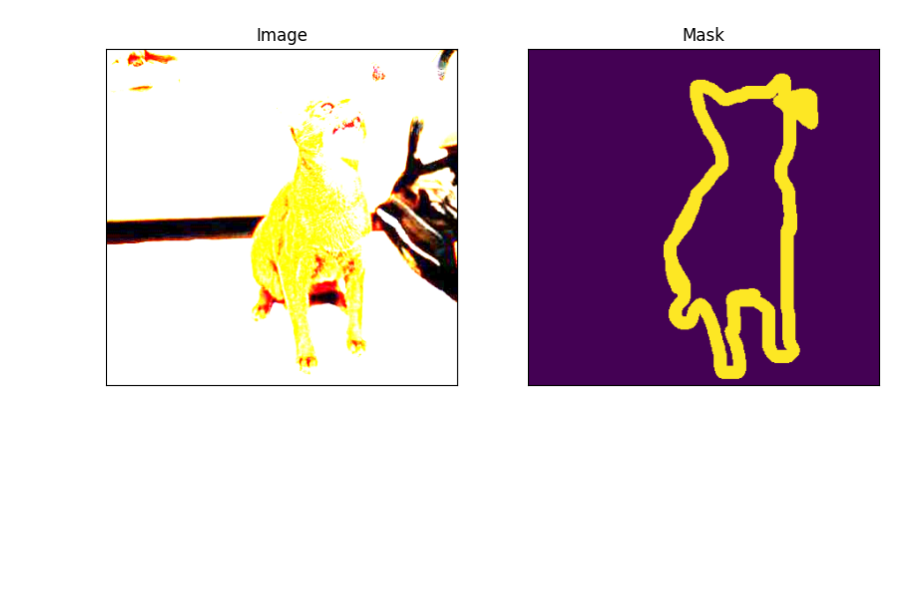
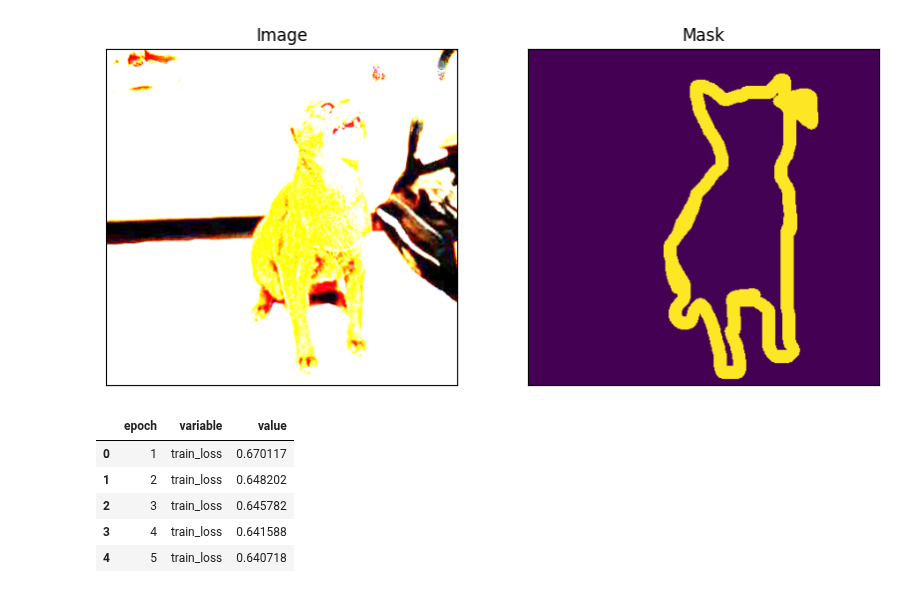
Before and after one commit to G30rg3ab/Computer-Vision-Project, a Jupyter notebook: playground.ipynb, the cells around one changed output. Saved outputs shown, nothing was run; the diff lists cells and outputs as text; code cells hidden in the pictures; blank space fills up the shorter version.

```diff
--- a/playground.ipynb
+++ b/playground.ipynb
@@ -96,3 +96,16 @@ image, mask = test_dataset[1]
 visualise_data(image = image, mask = mask)
 # %% [output]
 [figure]
+# %%
+import pandas as pd
+import seaborn as sns
+df = pd.read_csv('/Users/georgeboutselis/Downloads/training_log-13.csv')
+df = df.melt(id_vars=['epoch'])
+df.head()
+# %% [output]
+|  | epoch | variable | value |
+| 0 | 1 | train_loss | 0.670117 |
+| 1 | 2 | train_loss | 0.648202 |
+| 2 | 3 | train_loss | 0.645782 |
+| 3 | 4 | train_loss | 0.641588 |
+| 4 | 5 | train_loss | 0.640718 |
```
Also changed, not shown: parts of 1 cell of this notebook, 2 other files.
